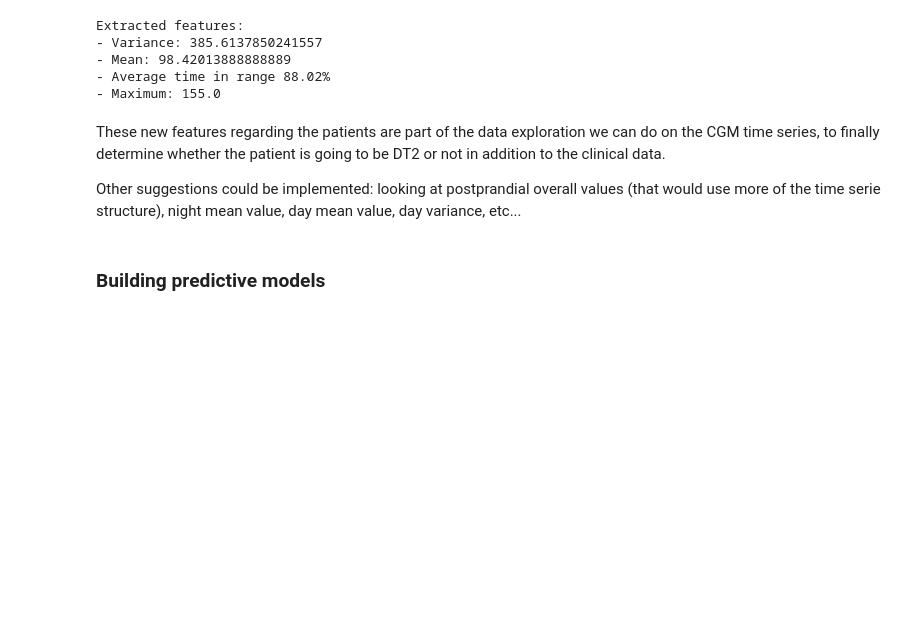
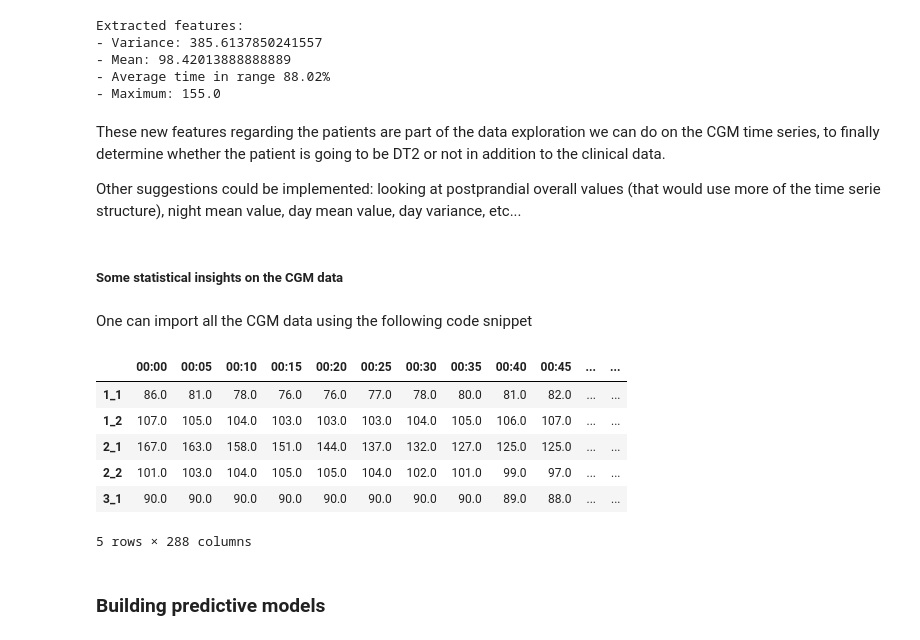
Before and after one commit to AlexandreChaussard/Datacamp-Project, a Jupyter notebook: DT2_starting_kit.ipynb, the cells around one changed output. Cells and saved outputs as stored; diff of their text form; code cells hidden in the pictures; blank space fills up the shorter version.

```diff
--- a/DT2_starting_kit.ipynb
+++ b/DT2_starting_kit.ipynb
@@ -137,6 +155,25 @@ Extracted features:
 These new features regarding the patients are part of the data exploration we can do on the CGM time series, to finally determine whether the patient is going to be DT2 or not in addition to the clinical data.
 
 Other suggestions could be implemented: looking at postprandial overall values (that would use more of the time serie structure), night mean value, day mean value, day variance, etc...
+# %% [markdown]
+##### Some statistical insights on the CGM data
+# %% [markdown]
+One can import all the CGM data using the following code snippet
+# %%
+from problem import get_24h_cgm_data
+import warnings
+warnings.filterwarnings("ignore", category=FutureWarning)
+
+cgm_24h = get_24h_cgm_data(user_id_list=[i for i in range(1, 208)])
+cgm_24h.head()
+# %% [output]
+|  | 00:00 | 00:05 | 00:10 | 00:15 | 00:20 | 00:25 | 00:30 | 00:35 | 00:40 | 00:45 | ... | ... |
+| 1_1 | 86.0 | 81.0 | 78.0 | 76.0 | 76.0 | 77.0 | 78.0 | 80.0 | 81.0 | 82.0 | ... | ... |
+| 1_2 | 107.0 | 105.0 | 104.0 | 103.0 | 103.0 | 103.0 | 104.0 | 105.0 | 106.0 | 107.0 | ... | ... |
+| 2_1 | 167.0 | 163.0 | 158.0 | 151.0 | 144.0 | 137.0 | 132.0 | 127.0 | 125.0 | 125.0 | ... | ... |
+| 2_2 | 101.0 | 103.0 | 104.0 | 105.0 | 105.0 | 104.0 | 102.0 | 101.0 | 99.0 | 97.0 | ... | ... |
+| 3_1 | 90.0 | 90.0 | 90.0 | 90.0 | 90.0 | 90.0 | 90.0 | 90.0 | 89.0 | 88.0 | ... | ... |
+5 rows × 288 columns
 # %% [markdown]
 ### Building predictive models
 # %% [markdown]
```
Also changed, not shown: parts of 3 cells of this notebook, 1 other file.
